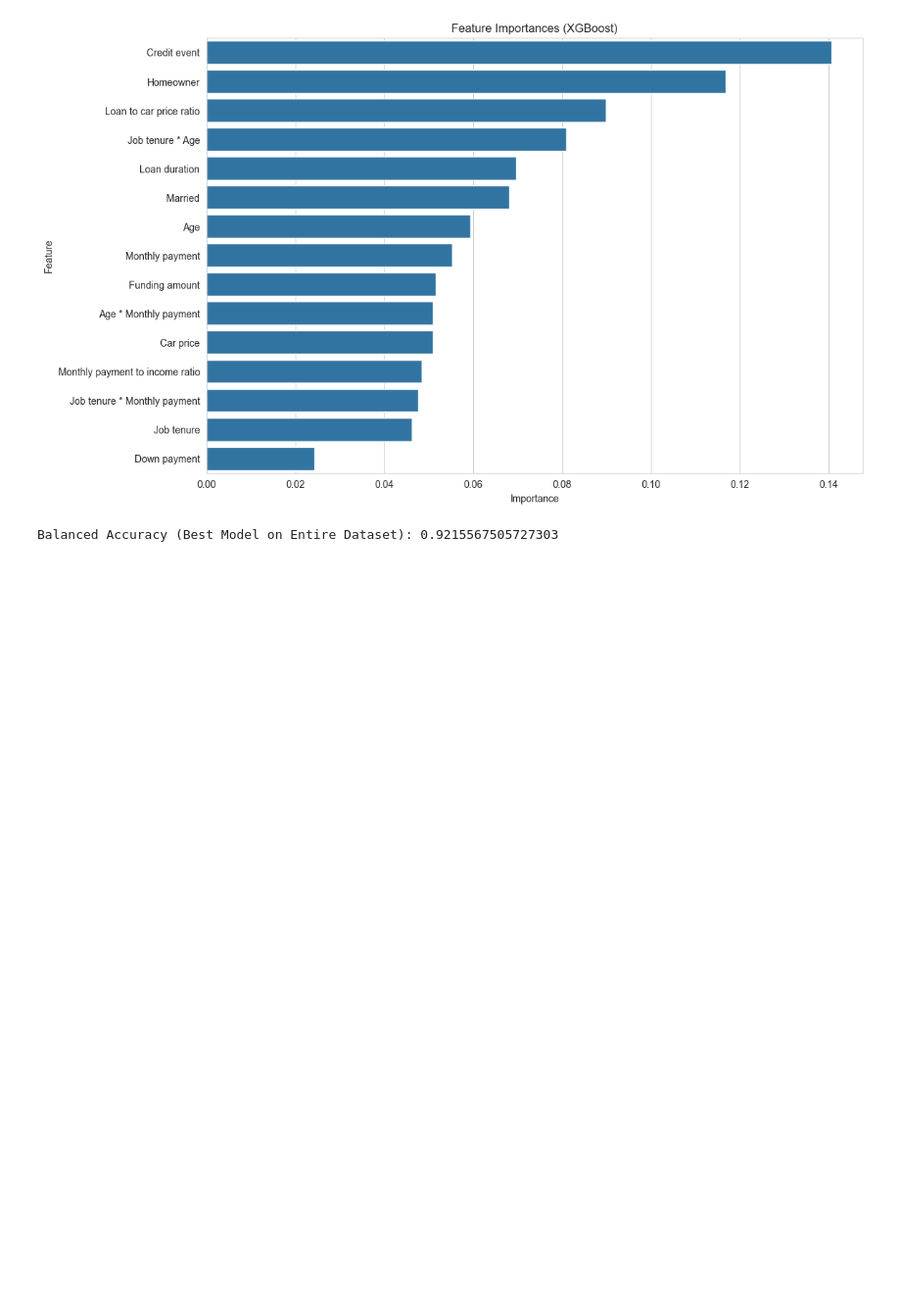
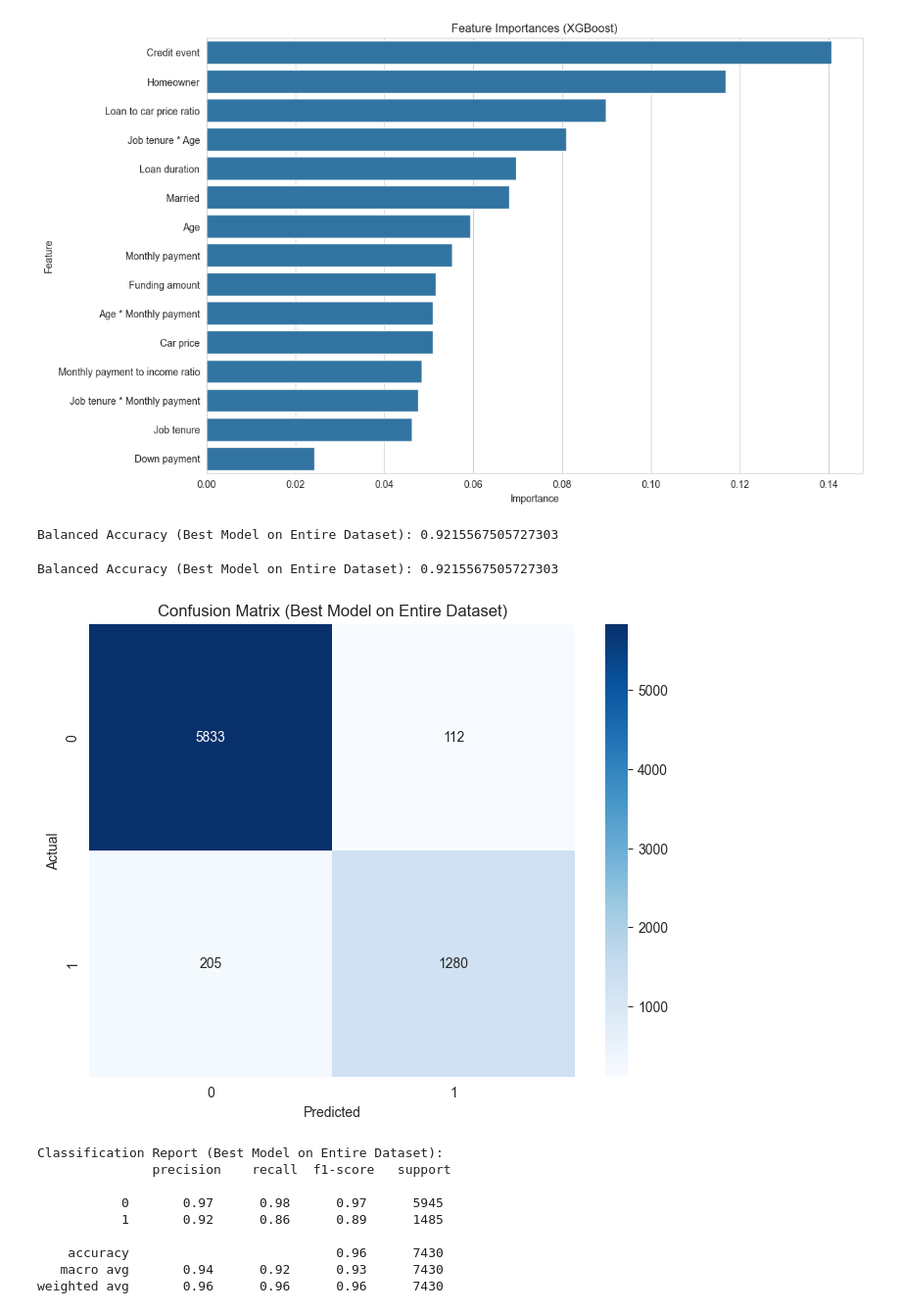
Before and after one commit to Ameya1337/Algorithmic-Fairness-and-Interpretability, a Jupyter notebook: Code/step_2-4_ameya.ipynb, the cells around one changed output. Shown at 98% size. Saved outputs shown, nothing was run; the diff lists cells and outputs as text; code cells hidden in the pictures; blank space fills up the shorter version.

```diff
--- a/Code/step_2-4_ameya.ipynb
+++ b/Code/step_2-4_ameya.ipynb
@@ -568,3 +598,59 @@ balanced_acc_all = balanced_accuracy_score(y, y_pred_all)
 print("Balanced Accuracy (Best Model on Entire Dataset):", balanced_acc_all)
 # %% [output]
 Balanced Accuracy (Best Model on Entire Dataset): 0.9215567505727303
+# %%
+# Predict on the entire dataset
+y_pred_all = best_model.predict(X)
+
+# Calculate the balanced accuracy
+balanced_acc_all = balanced_accuracy_score(y, y_pred_all)
+print("Balanced Accuracy (Best Model on Entire Dataset):", balanced_acc_all)
+
+# Confusion Matrix
+conf_matrix_all = confusion_matrix(y, y_pred_all)
+plt.figure(figsize=(8, 6))
+sns.heatmap(conf_matrix_all, annot=True, fmt="d", cmap="Blues")
+plt.title("Confusion Matrix (Best Model on Entire Dataset)")
+plt.xlabel("Predicted")
+plt.ylabel("Actual")
+plt.show()
+
+# Classification Report
+print(
+    "Classification Report (Best Model on Entire Dataset):\n",
+    classification_report(y, y_pred_all),
+)
+
+# ROC Curve and AUC
+fpr_all, tpr_all, _ = roc_curve(y, best_model.predict_proba(X)[:, 1])
+roc_auc_all = auc(fpr_all, tpr_all)
+plt.figure(figsize=(8, 6))
+plt.plot(
+    fpr_all,
+    tpr_all,
+    color="darkorange",
+    lw=2,
+    label="ROC curve (area = %0.2f)" % roc_auc_all,
+)
+plt.plot([0, 1], [0, 1], color="navy", lw=2, linestyle="--")
+plt.xlim([0.0, 1.0])
+plt.ylim([0.0, 1.05])
+plt.xlabel("False Positive Rate")
+plt.ylabel("True Positive Rate")
+plt.title(
+    "Receiver Operating Characteristic (ROC) Curve (Best Model on Entire Dataset)"
+)
+plt.legend(loc="lower right")
+plt.show()
+# %% [output]
+Balanced Accuracy (Best Model on Entire Dataset): 0.9215567505727303
+[figure, added]
+Classification Report (Best Model on Entire Dataset):
+               precision    recall  f1-score   support
+
+           0       0.97      0.98      0.97      5945
+           1       0.92      0.86      0.89      1485
+
+    accuracy                           0.96      7430
+   macro avg       0.94      0.92      0.93      7430
+weighted avg       0.96      0.96      0.96      7430
```
Also changed, not shown: parts of 2 cells of this notebook.
